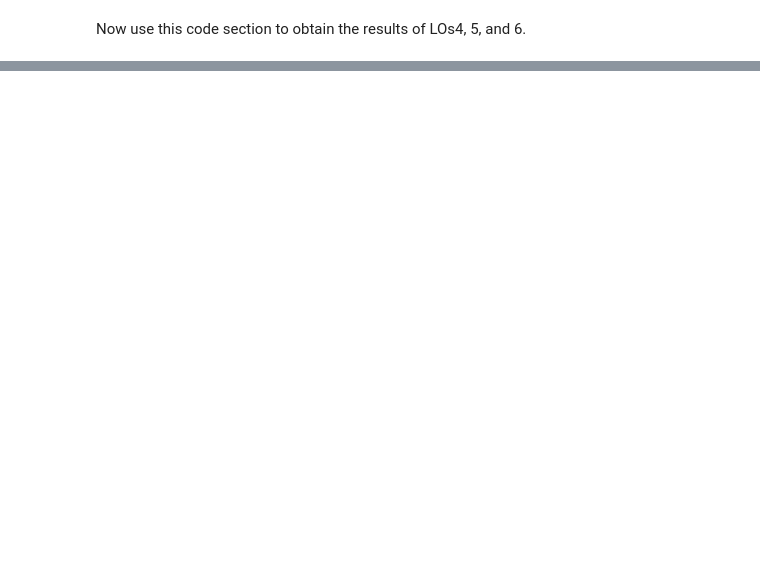
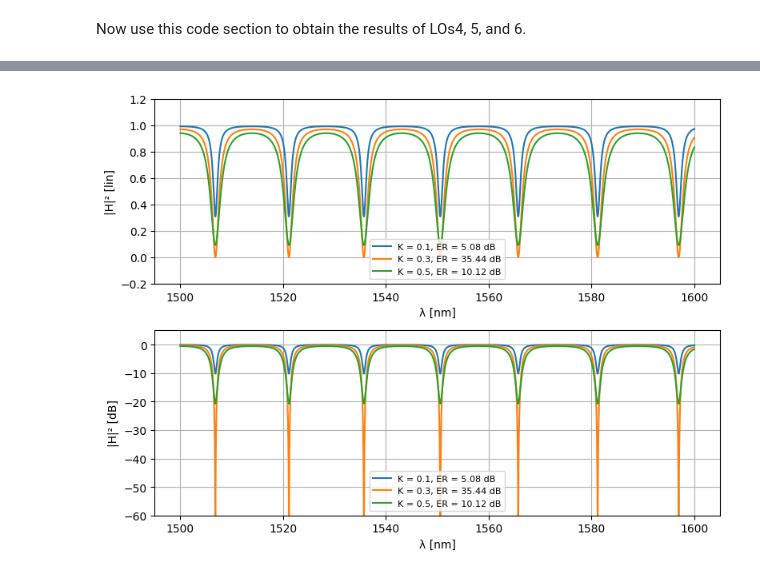
Before and after one commit to yhabela/cifoin-lab3, a Jupyter notebook: CIRCUITS_&_COMPACT_MODELS.ipynb, the cells around one changed output, grey strips where cells are left out. Drawn from its saved outputs; the diff is of its cells as text; code cells hidden in the pictures; blank space fills up the shorter version.

```diff
--- a/CIRCUITS_&_COMPACT_MODELS.ipynb
+++ b/CIRCUITS_&_COMPACT_MODELS.ipynb
@@ -746,0 +849,84 @@ Now use this code section to obtain the results of LOs4, 5, and 6.
+# %%
+lambda0 = 1.55      # um, central wavelength = 1550 nm
+ng = 2.0            # group index from the waveguide model
+FSR_nm = 15         # nm
+
+# Convert FSR from nm to um
+FSR_um = FSR_nm * 1e-3
+
+# Calculate ring perimeter
+L_ring = lambda0**2 / (ng * FSR_um)
+
+print(f"lambda0 = {lambda0:.3f} um")
+print(f"ng = {ng:.2f}")
+print(f"FSR = {FSR_nm:.3f} nm = {FSR_um:.6f} um")
+print(f"L_ring = {L_ring:.3f} um")
+
+# Wavelengths to simulate
+wl = jnp.linspace(1.50, 1.60, 10000)
+
+# Design parameters
+lambda0 = 1.55      # um
+ng = 2.0
+FSR_target = 0.015  # um = 15 nm
+
+# Designed ring perimeter
+L_ring = lambda0**2 / (ng * FSR_target)
+
+print(f"Designed ring perimeter = {L_ring:.3f} um")
+print(f"Target FSR = {FSR_target*1000:.3f} nm")
+
+# Coupling coefficients to compare
+couplings = [0.1, 0.3, 0.5]
+
+# Ring loss
+loss_ring = 0.02   # dB/um
+
+fig, ax = plt.subplots(2, 1, figsize=(8, 6))
+
+for coupling in couplings:
+
+    ring_ap_test = ring_ap(
+        wl=wl,
+        wvg_ring={
+            "length": L_ring,
+            "loss": loss_ring,
+        },
+        coup={
+            "coupling": coupling,
+        },
+    )
+
+    T = ring_ap_test["in0", "out0"]
+
+    T_lin = np.abs(T) ** 2
+    T_dB = 20.0 * jnp.log10(np.abs(T) ** 2)
+
+    ER = 10 * np.log10(np.max(T_lin) / np.min(T_lin))
+
+    ax[0].plot(
+        wl * 1e3,
+        T_lin,
+        label=f"K = {coupling}, ER = {ER:.2f} dB"
+    )
+
+    ax[1].plot(
+        wl * 1e3,
+        T_dB,
+        label=f"K = {coupling}, ER = {ER:.2f} dB"
+    )
+
+ax[0].set_ylim([-0.2, 1.2])
+ax[1].set_ylim([-60, 5])
+
+for i in range(2):
+    ax[i].grid(visible=True)
+    ax[i].legend(fontsize=8)
+    ax[i].set_xlabel("λ [nm]")
+
+ax[0].set_ylabel("|H|² [lin]")
+ax[1].set_ylabel("|H|² [dB]")
+
+plt.tight_layout()
+plt.show()
+# %% [output]
@@ -746,0 +939 @@ Now use this code section to obtain the results of LOs4, 5, and 6.
+[figure, added]
```
Also changed, not shown: parts of 18 cells of this notebook.
